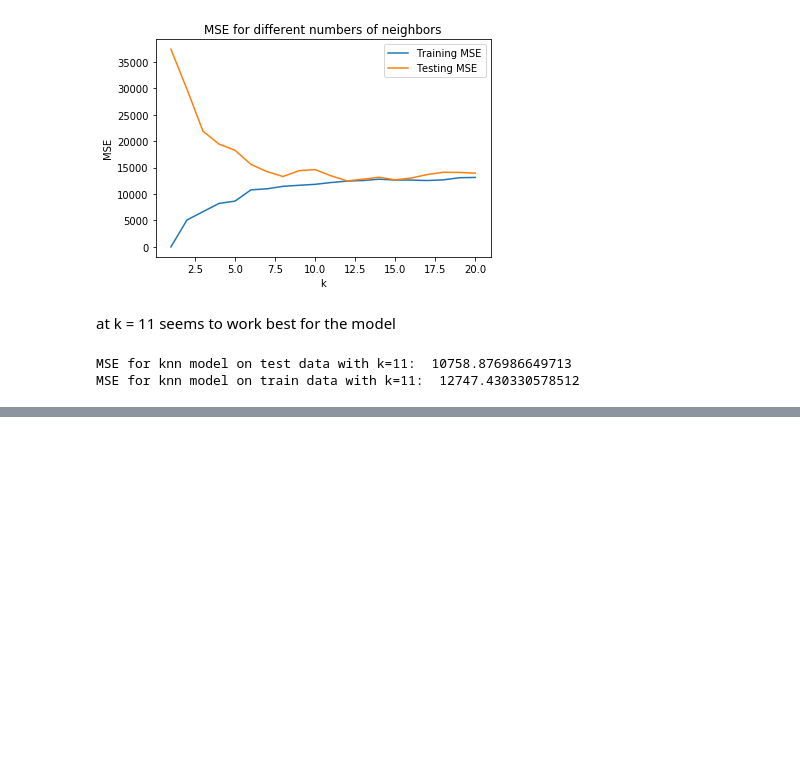
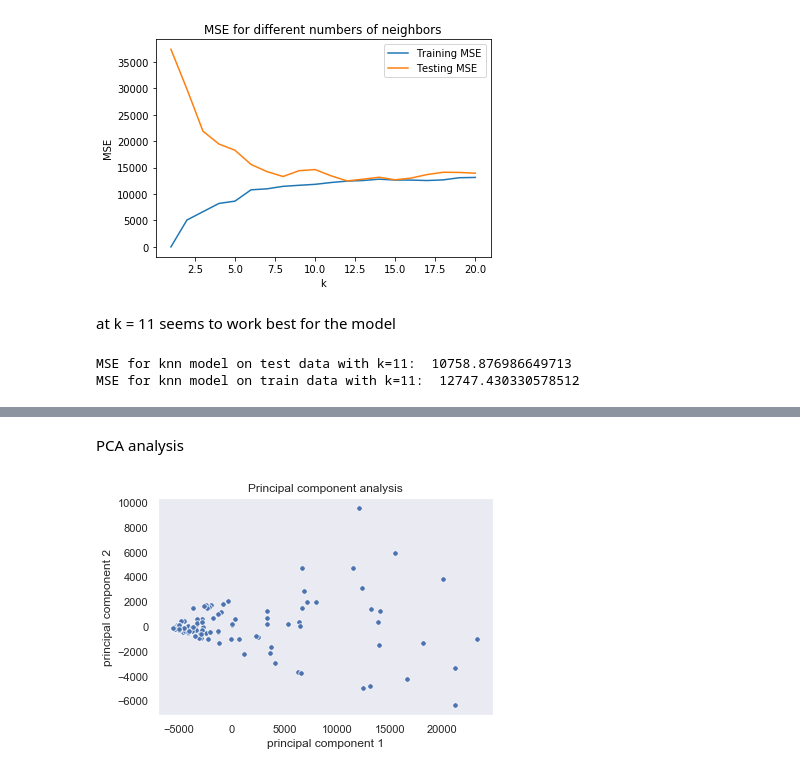
Before and after one commit to liger1apwm/Covid-data-analysis, a Jupyter notebook: covid_data_analysis.ipynb, the cells around one changed output, grey strips where cells are left out. Drawn from its saved outputs; the diff is of its cells as text; code cells hidden in the pictures; blank space fills up the shorter version.

```diff
--- a/covid_data_analysis.ipynb
+++ b/covid_data_analysis.ipynb
@@ -440,0 +460,25 @@ MSE for knn model on train data with k=11:  12747.430330578512
+# %% [markdown]
+PCA analysis
+# %%
+
+features=['Confirmed','Deaths','Recovered','Active','New cases','New deaths','New recovered']
+
+# Separating out the features
+x = covid_data2.loc[:, features].values
+# Separating out the target
+#y = df.loc[:,['target']].values
+# Standardizing the features
+#x = StandardScaler().fit_transform(x)
+pca = PCA(n_components=2)
+principalComponents = pca.fit_transform(x)
+principalDf = pd.DataFrame(data = principalComponents
+             , columns = ['principal component 1', 'principal component 2'])
+
+
+image = sns.scatterplot(x="principal component 1", y="principal component 2", data=principalDf,s=30,palette='Greys_r', alpha=1)
+
+# sns.set_palette('gray')
+plt.title("Principal component analysis")
+plt.grid()
+# %% [output]
+[figure, added]
```
Also changed, not shown: parts of 5 cells of this notebook.
